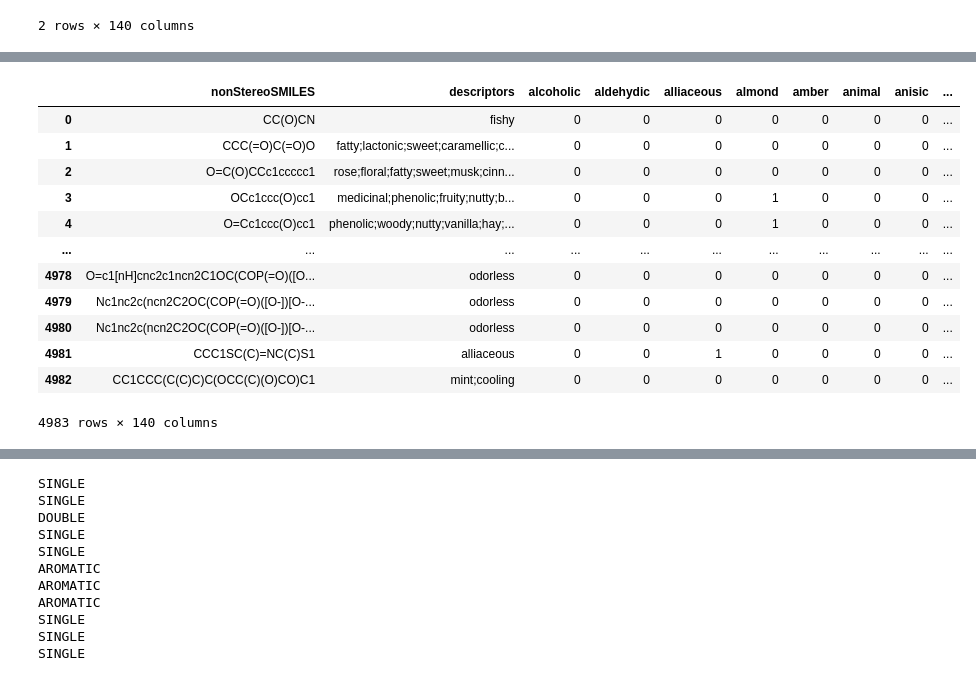
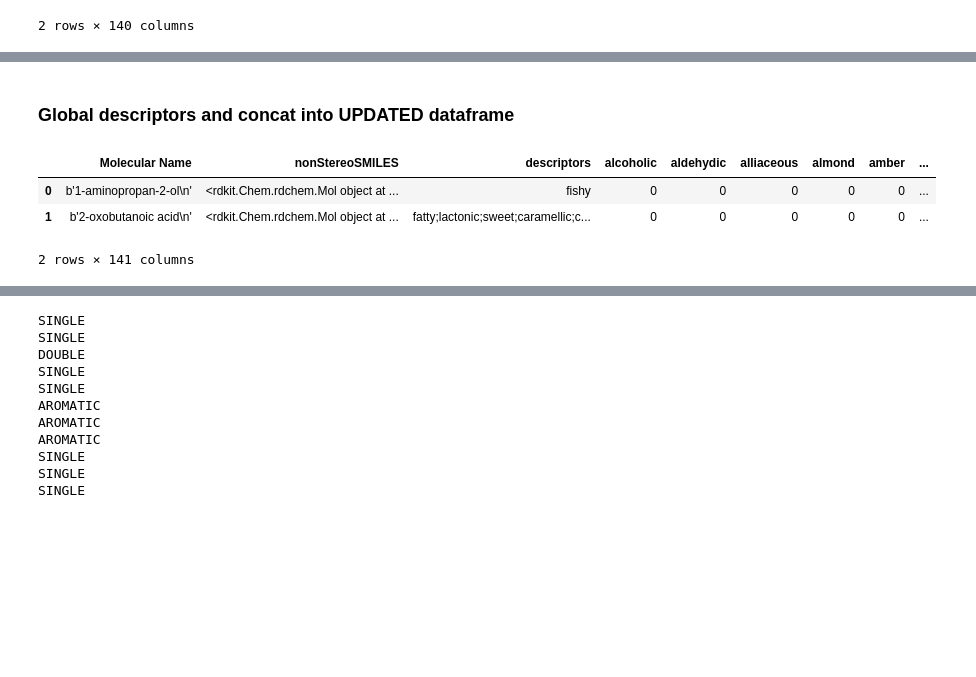
Before and after one commit to markzuckerburg600-glitch/Molecular-Smells-Project, a Jupyter notebook: dataset.ipynb, the cells around one changed output, grey strips where cells are left out. Cells and saved outputs as stored; diff of their text form; code cells hidden in the pictures; blank space fills up the shorter version.

Commit message:
Added stereochemistry fixes, started making global features functions and fixed fetch glitch using response.text.strip()

```diff
--- a/dataset.ipynb
+++ b/dataset.ipynb
@@ -62,16 +135,14 @@ df.head(2)
+# %%
+file_name = Path("cleaned_dataframe.csv")
+comb_df.to_csv(file_name)
+# %% [markdown]
+### Global descriptors and concat into UPDATED dataframe
+# %%
+df = pd.read_csv(file_name, index_col = 0)
 # %%
-df
+df.head(2)
 # %% [output]
-|  | nonStereoSMILES | descriptors | alcoholic | aldehydic | alliaceous | almond | amber | animal | anisic | ... |
-| 0 | CC(O)CN | fishy | 0 | 0 | 0 | 0 | 0 | 0 | 0 | ... |
-| 1 | CCC(=O)C(=O)O | fatty;lactonic;sweet;caramellic;c... | 0 | 0 | 0 | 0 | 0 | 0 | 0 | ... |
-| 2 | O=C(O)CCc1ccccc1 | rose;floral;fatty;sweet;musk;cinn... | 0 | 0 | 0 | 0 | 0 | 0 | 0 | ... |
-| 3 | OCc1ccc(O)cc1 | medicinal;phenolic;fruity;nutty;b... | 0 | 0 | 0 | 1 | 0 | 0 | 0 | ... |
-| 4 | O=Cc1ccc(O)cc1 | phenolic;woody;nutty;vanilla;hay;... | 0 | 0 | 0 | 1 | 0 | 0 | 0 | ... |
-| ... | ... | ... | ... | ... | ... | ... | ... | ... | ... | ... |
-| 4978 | O=c1[nH]cnc2c1ncn2C1OC(COP(=O)([O... | odorless | 0 | 0 | 0 | 0 | 0 | 0 | 0 | ... |
-| 4979 | Nc1nc2c(ncn2C2OC(COP(=O)([O-])[O-... | odorless | 0 | 0 | 0 | 0 | 0 | 0 | 0 | ... |
-| 4980 | Nc1nc2c(ncn2C2OC(COP(=O)([O-])[O-... | odorless | 0 | 0 | 0 | 0 | 0 | 0 | 0 | ... |
-| 4981 | CCC1SC(C)=NC(C)S1 | alliaceous | 0 | 0 | 1 | 0 | 0 | 0 | 0 | ... |
-| 4982 | CC1CCC(C(C)C)C(OCC(C)(O)CO)C1 | mint;cooling | 0 | 0 | 0 | 0 | 0 | 0 | 0 | ... |
+|  | Molecular Name | nonStereoSMILES | descriptors | alcoholic | aldehydic | alliaceous | almond | amber | ... |
+| 0 | b'1-aminopropan-2-ol\n' | <rdkit.Chem.rdchem.Mol object at ... | fishy | 0 | 0 | 0 | 0 | 0 | ... |
+| 1 | b'2-oxobutanoic acid\n' | <rdkit.Chem.rdchem.Mol object at ... | fatty;lactonic;sweet;caramellic;c... | 0 | 0 | 0 | 0 | 0 | ... |
-4983 rows × 140 columns
+2 rows × 141 columns
```
Also changed, not shown: parts of 15 cells of this notebook, 2 other files.
